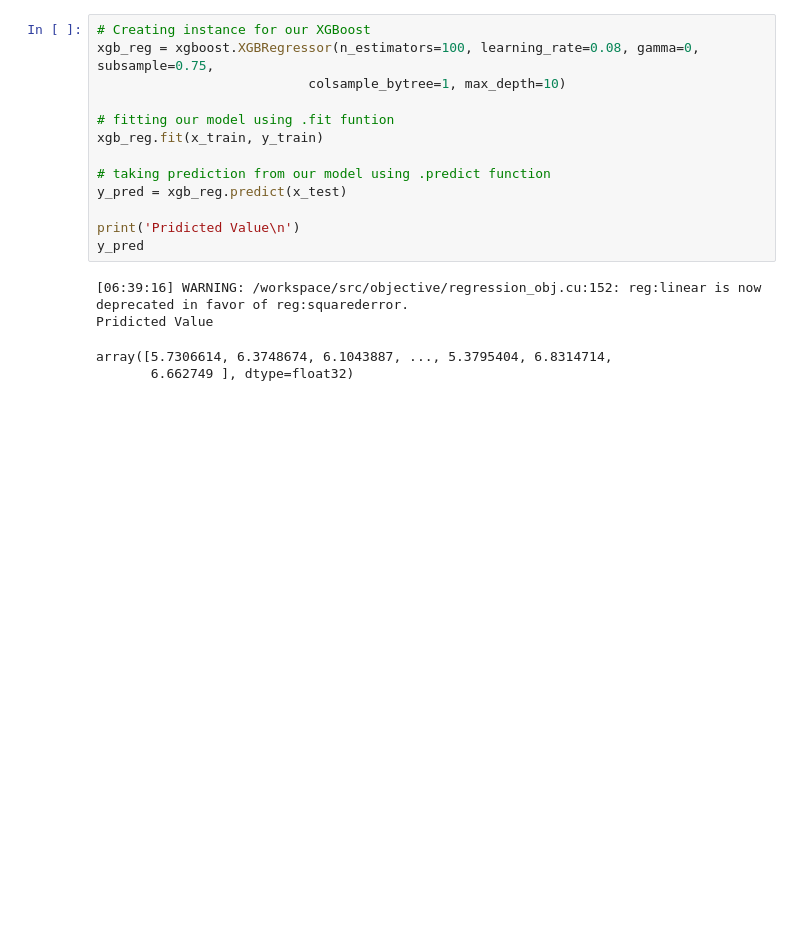
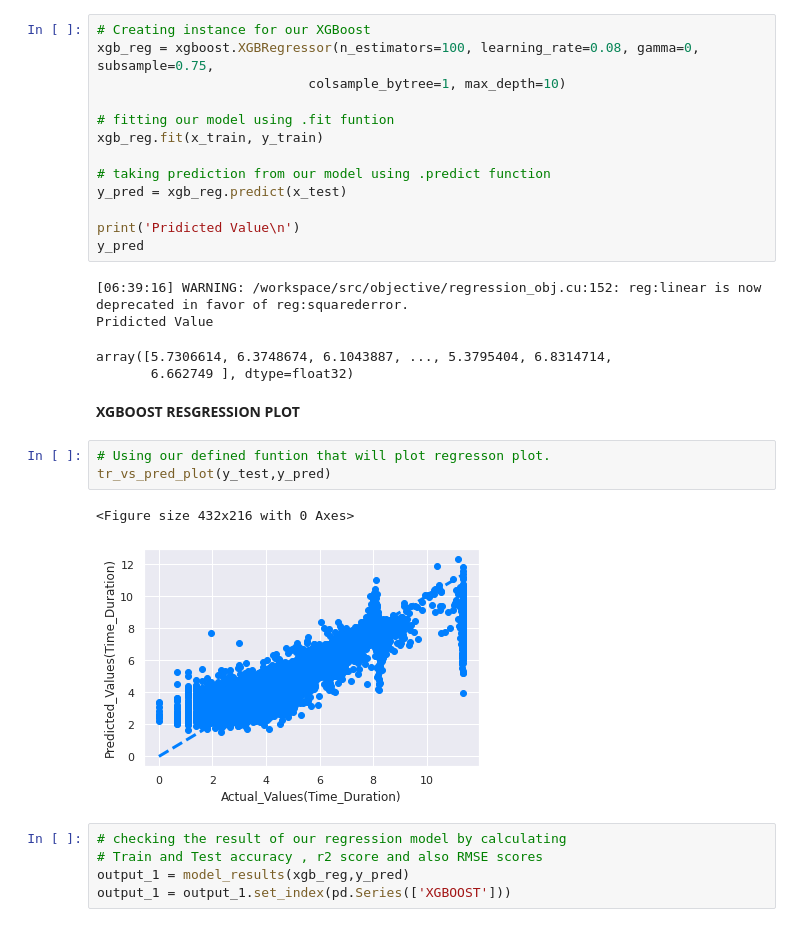
Before and after one commit to pinky-thakur/NYC_Taxi_Trip_Time_Prediction_Capstone_Project, a Jupyter notebook: NYC_Taxi_Trip_Time_Prediction_Capstone_Project.ipynb, the cells around one changed output. Saved outputs shown, nothing was run; the diff lists cells and outputs as text; blank space fills up the shorter version.

```diff
--- a/NYC_Taxi_Trip_Time_Prediction_Capstone_Project.ipynb
+++ b/NYC_Taxi_Trip_Time_Prediction_Capstone_Project.ipynb
@@ -2041,3 +2041,16 @@ y_pred
 Pridicted Value
 array([5.7306614, 6.3748674, 6.1043887, ..., 5.3795404, 6.8314714,
        6.662749 ], dtype=float32)
+# %% [markdown]
+**XGBOOST RESGRESSION PLOT**
+# %%
+# Using our defined funtion that will plot regresson plot.
+tr_vs_pred_plot(y_test,y_pred)
+# %% [output]
+<Figure size 432x216 with 0 Axes>
+[figure, added]
+# %%
+# checking the result of our regression model by calculating
+# Train and Test accuracy , r2 score and also RMSE scores
+output_1 = model_results(xgb_reg,y_pred)
+output_1 = output_1.set_index(pd.Series(['XGBOOST']))
```
Also changed, not shown: parts of 42 cells of this notebook.
